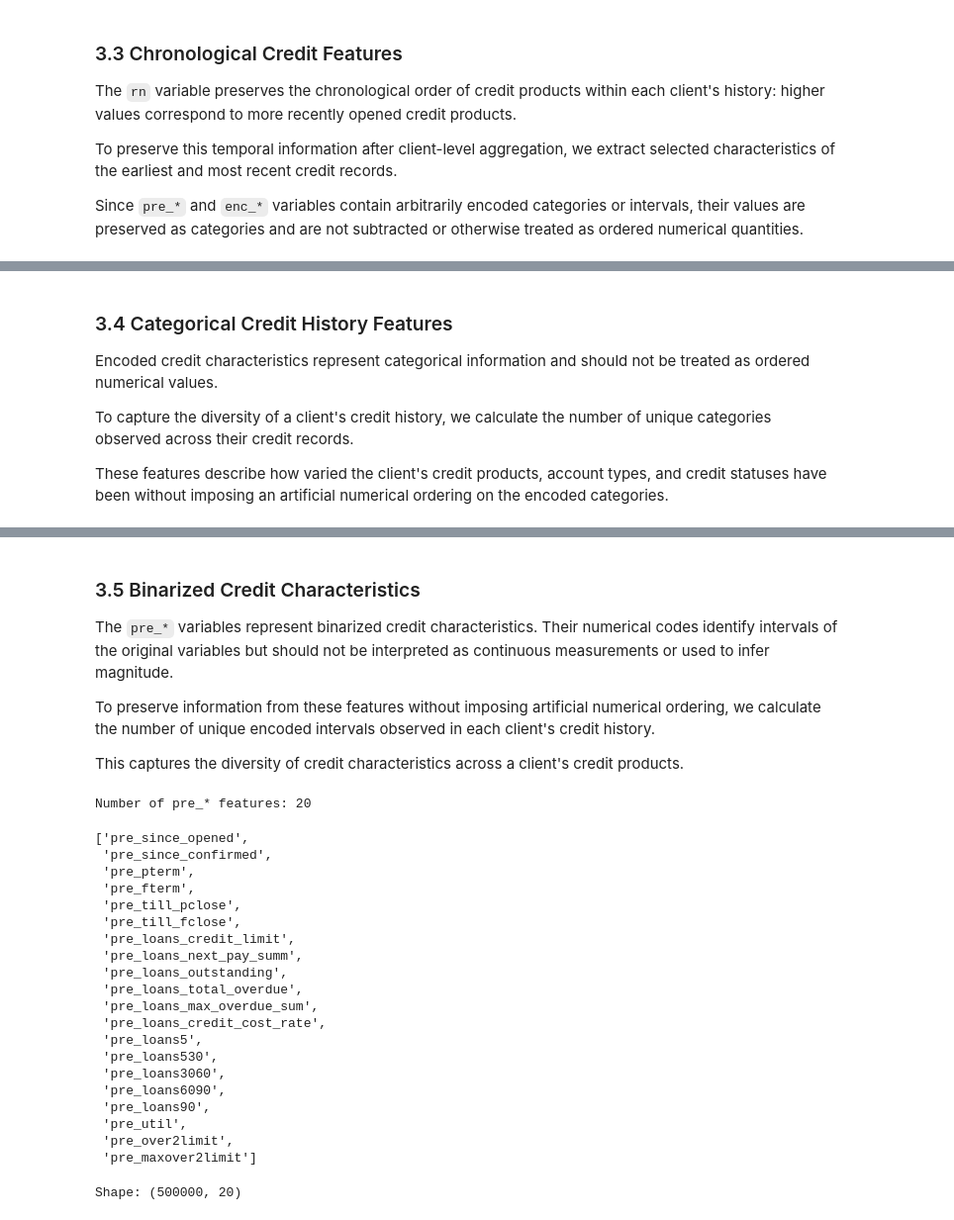
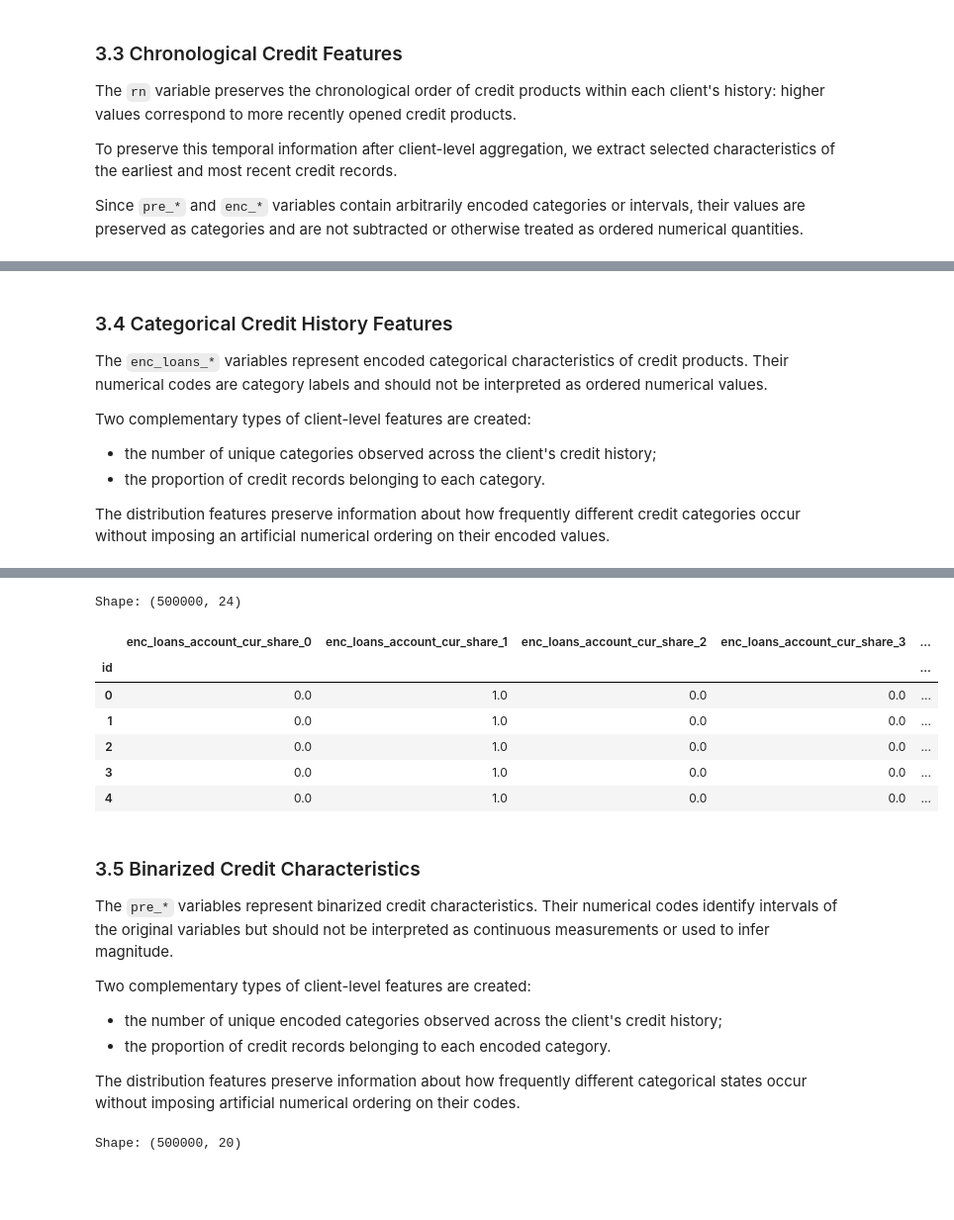
Before and after one commit to cerebrista9/credit-default-prediction, a Jupyter notebook: notebooks/02_feature_engineering.ipynb, the cells around one changed output, grey strips where cells are left out. Shown at 99% size. Saved outputs shown, nothing was run; the diff lists cells and outputs as text; code cells hidden in the pictures; blank space fills up the shorter version.

```diff
--- a/notebooks/02_feature_engineering.ipynb
+++ b/notebooks/02_feature_engineering.ipynb
@@ -240,11 +256,14 @@ Shape: (500000, 26)
 # %% [markdown]
 ### 3.4 Categorical Credit History Features
 
-Encoded credit characteristics represent categorical information and should not be treated as ordered numerical values.
+The `enc_loans_*` variables represent encoded categorical characteristics of credit products. Their numerical codes are category labels and should not be interpreted as ordered numerical values.
 
-To capture the diversity of a client's credit history, we calculate the number of unique categories observed across their credit records.
+Two complementary types of client-level features are created:
 
-These features describe how varied the client's credit products, account types, and credit statuses have been without imposing an artificial numerical ordering on the encoded categories.
+- the number of unique categories observed across the client's credit history;
+- the proportion of credit records belonging to each category.
+
+The distribution features preserve information about how frequently different credit categories occur without imposing an artificial numerical ordering on their encoded values.
 # %%
 categorical_cols = [
     "enc_loans_account_cur",
@@ -272,41 +291,32 @@ Shape: (500000, 4)
 | 2 | 1 | 2 | 1 | 2 |
 | 3 | 1 | 4 | 1 | 2 |
 | 4 | 1 | 1 | 1 | 1 |
+# %%
+categorical_distribution_features = create_distribution_features(df, categorical_cols)
+
+print(f"Shape: {categorical_distribution_features.shape}")
+
+categorical_distribution_features.head()
+# %% [output]
+Shape: (500000, 24)
+|  | enc_loans_account_cur_share_0 | enc_loans_account_cur_share_1 | enc_loans_account_cur_share_2 | enc_loans_account_cur_share_3 | ... |
+| id |  |  |  |  | ... |
+| 0 | 0.0 | 1.0 | 0.0 | 0.0 | ... |
+| 1 | 0.0 | 1.0 | 0.0 | 0.0 | ... |
+| 2 | 0.0 | 1.0 | 0.0 | 0.0 | ... |
+| 3 | 0.0 | 1.0 | 0.0 | 0.0 | ... |
+| 4 | 0.0 | 1.0 | 0.0 | 0.0 | ... |
 # %% [markdown]
 ### 3.5 Binarized Credit Characteristics
 
 The `pre_*` variables represent binarized credit characteristics. Their numerical codes identify intervals of the original variables but should not be interpreted as continuous measurements or used to infer magnitude.
 
-To preserve information from these features without imposing artificial numerical ordering, we calculate the number of unique encoded intervals observed in each client's credit history.
+Two complementary types of client-level features are created:
 
-This captures the diversity of credit characteristics across a client's credit products.
+- the number of unique encoded categories observed across the client's credit history;
+- the proportion of credit records belonging to each encoded category.
+
+The distribution features preserve information about how frequently different categorical states occur without imposing artificial numerical ordering on their codes.
-# %%
-pre_cols = [col for col in df.columns if col.startswith("pre_")]
-
-print(f"Number of pre_* features: {len(pre_cols)}")
-pre_cols
-# %% [output]
-Number of pre_* features: 20
-['pre_since_opened',
- 'pre_since_confirmed',
- 'pre_pterm',
- 'pre_fterm',
- 'pre_till_pclose',
- 'pre_till_fclose',
- 'pre_loans_credit_limit',
- 'pre_loans_next_pay_summ',
- 'pre_loans_outstanding',
- 'pre_loans_total_overdue',
- 'pre_loans_max_overdue_sum',
- 'pre_loans_credit_cost_rate',
- 'pre_loans5',
- 'pre_loans530',
- 'pre_loans3060',
- 'pre_loans6090',
- 'pre_loans90',
- 'pre_util',
- 'pre_over2limit',
- 'pre_maxover2limit']
 # %%
 def create_binarized_features(df: pd.DataFrame) -> pd.DataFrame:
     features = (df.groupby("id")[pre_cols].nunique().add_suffix("_nunique"))
```
Also changed, not shown: parts of 25 cells of this notebook.
